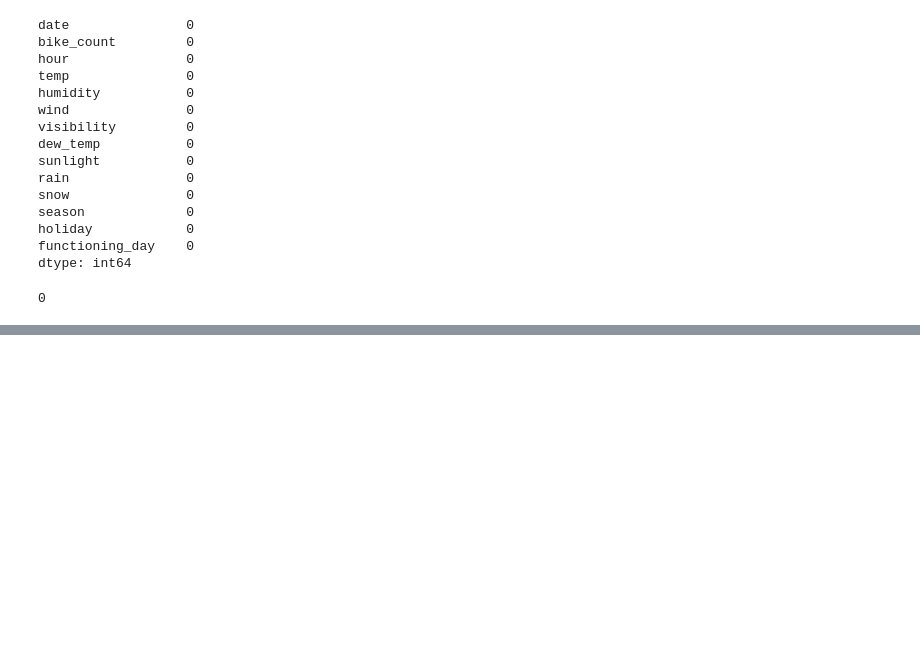
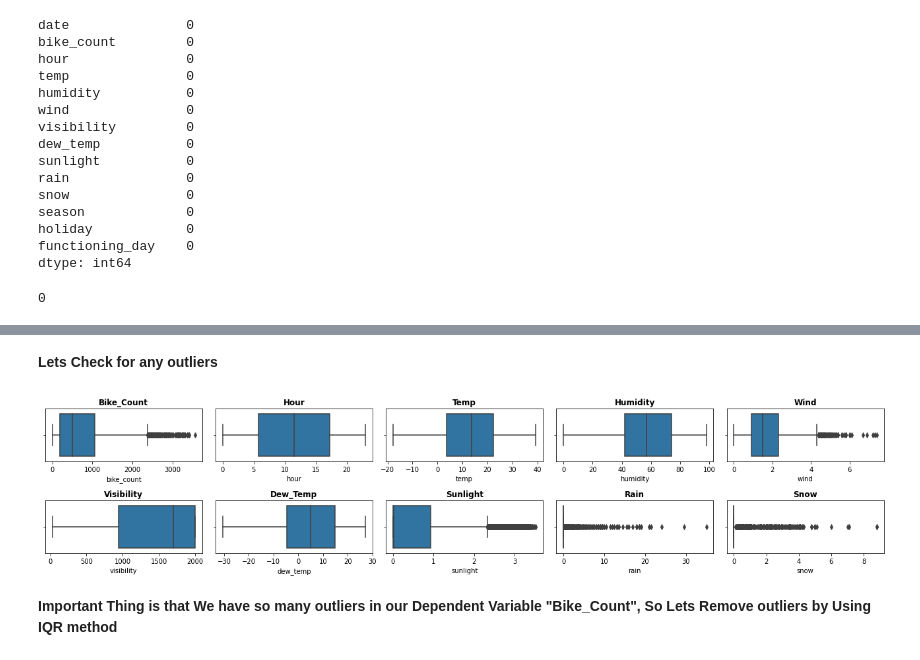
Before and after one commit to kishorpatil03/Bike-Sharing-Demand-Prediction---Supervised-ML-Regression, a Jupyter notebook: Bike_Sharing_Demand_Prediction_Supervised_ML_Regression.ipynb, the cells around one changed output, grey strips where cells are left out. Cells and saved outputs as stored; diff of their text form; code cells hidden in the pictures; blank space fills up the shorter version.

```diff
--- a/Bike_Sharing_Demand_Prediction_Supervised_ML_Regression.ipynb
+++ b/Bike_Sharing_Demand_Prediction_Supervised_ML_Regression.ipynb
@@ -169,0 +182,13 @@ print(len(df[df.duplicated()]))
+# %% [markdown]
+**Lets Check for any outliers**
+# %%
+plt.figure(figsize=(18,4))
+for n,column in enumerate(df.describe().columns):
+  plt.subplot(2, 5, n+1)
+  sns.boxplot(df[column])
+  plt.title(f'{column.title()}',weight='bold')
+  plt.tight_layout()
+# %% [output]
+[figure, added]
+# %% [markdown]
+**Important Thing is that We have so many outliers in our Dependent Variable "Bike_Count", So Lets Remove outliers by Using IQR method**
```
Also changed, not shown: parts of 5 cells of this notebook.
